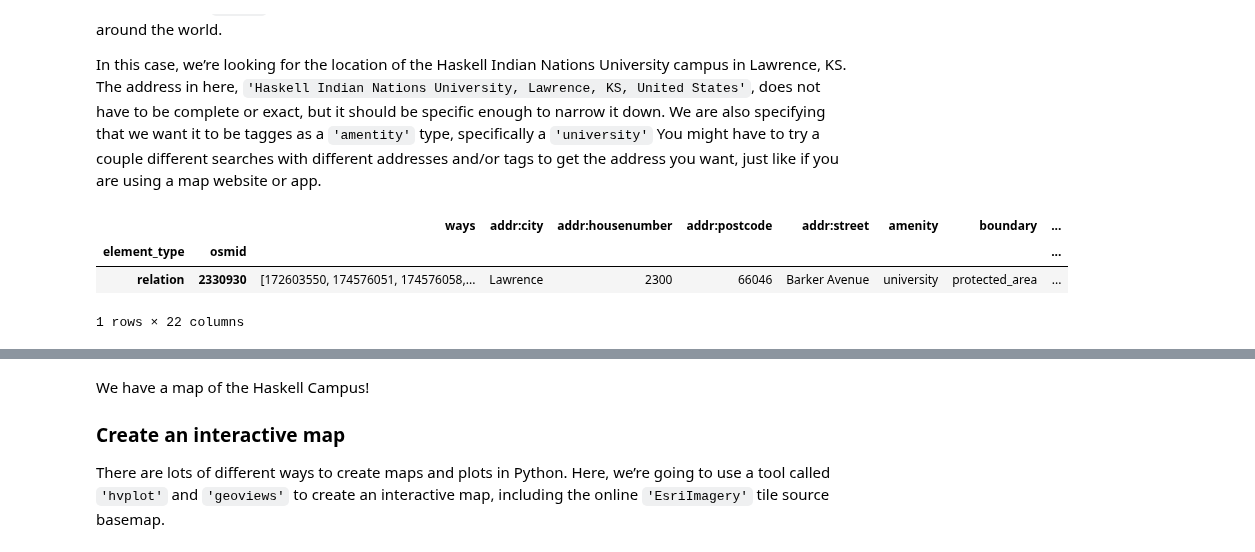
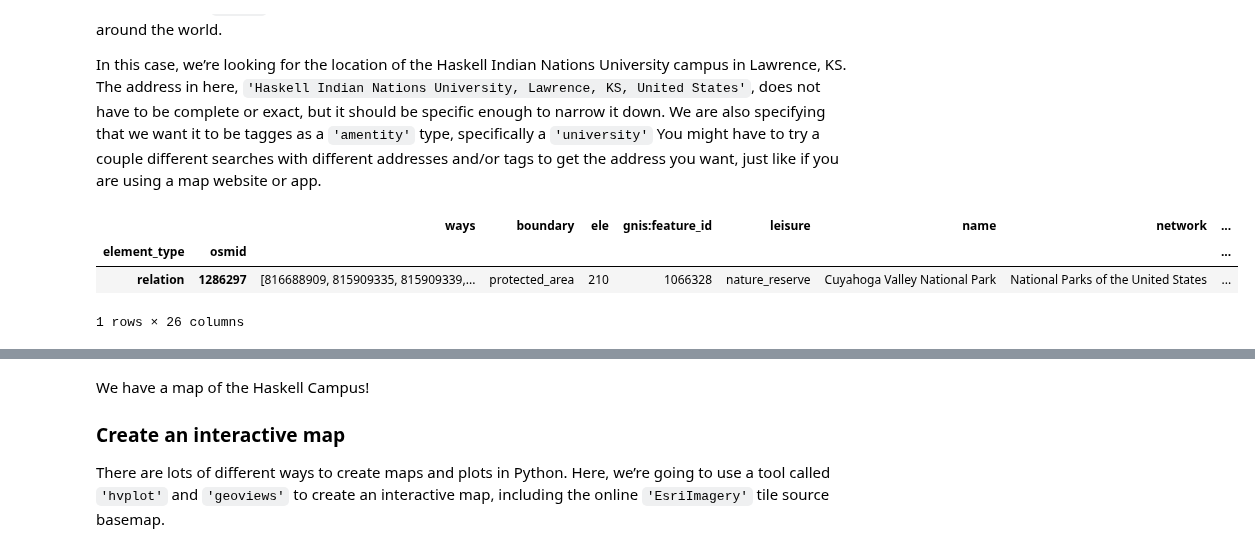
Before and after one commit to alexapapanikolaou/first-map-template, a Jupyter notebook: first-map.ipynb, the cells around one changed output, grey strips where cells are left out. Saved outputs shown, nothing was run; the diff lists cells and outputs as text; code cells hidden in the pictures.

```diff
--- a/first-map.ipynb
+++ b/first-map.ipynb
@@ -49,13 +49,13 @@ couple different searches with different addresses and/or tags to get
 the address you want, just like if you are using a map website or app.
 # %%
 # Search for United Tribes Technical College
-haskell_gdf = osm.features_from_address(
-    'Haskell Indian Nations University, Lawrence, KS, United States',
-    {'amenity': ['university']})
-haskell_gdf
+CuyahogaValleyNationalPark_gdf = osm.features_from_address(
+    'Cuyahoga Valley National Park, Ohio, United States',
+    {'network': ['National Parks of the United States']})
+CuyahogaValleyNationalPark_gdf
 # %% [output]
-|  |  | ways | addr:city | addr:housenumber | addr:postcode | addr:street | amenity | boundary | ... |
+|  |  | ways | boundary | ele | gnis:feature_id | leisure | name | network | ... |
 | element_type | osmid |  |  |  |  |  |  |  | ... |
-| relation | 2330930 | [172603550, 174576051, 174576058,... | Lawrence | 2300 | 66046 | Barker Avenue | university | protected_area | ... |
+| relation | 1286297 | [816688909, 815909335, 815909339,... | protected_area | 210 | 1066328 | nature_reserve | Cuyahoga Valley National Park | National Parks of the United States | ... |
-1 rows × 22 columns
+1 rows × 26 columns
 # %%
```
Also changed, not shown: parts of 2 cells of this notebook, 3 other files.
